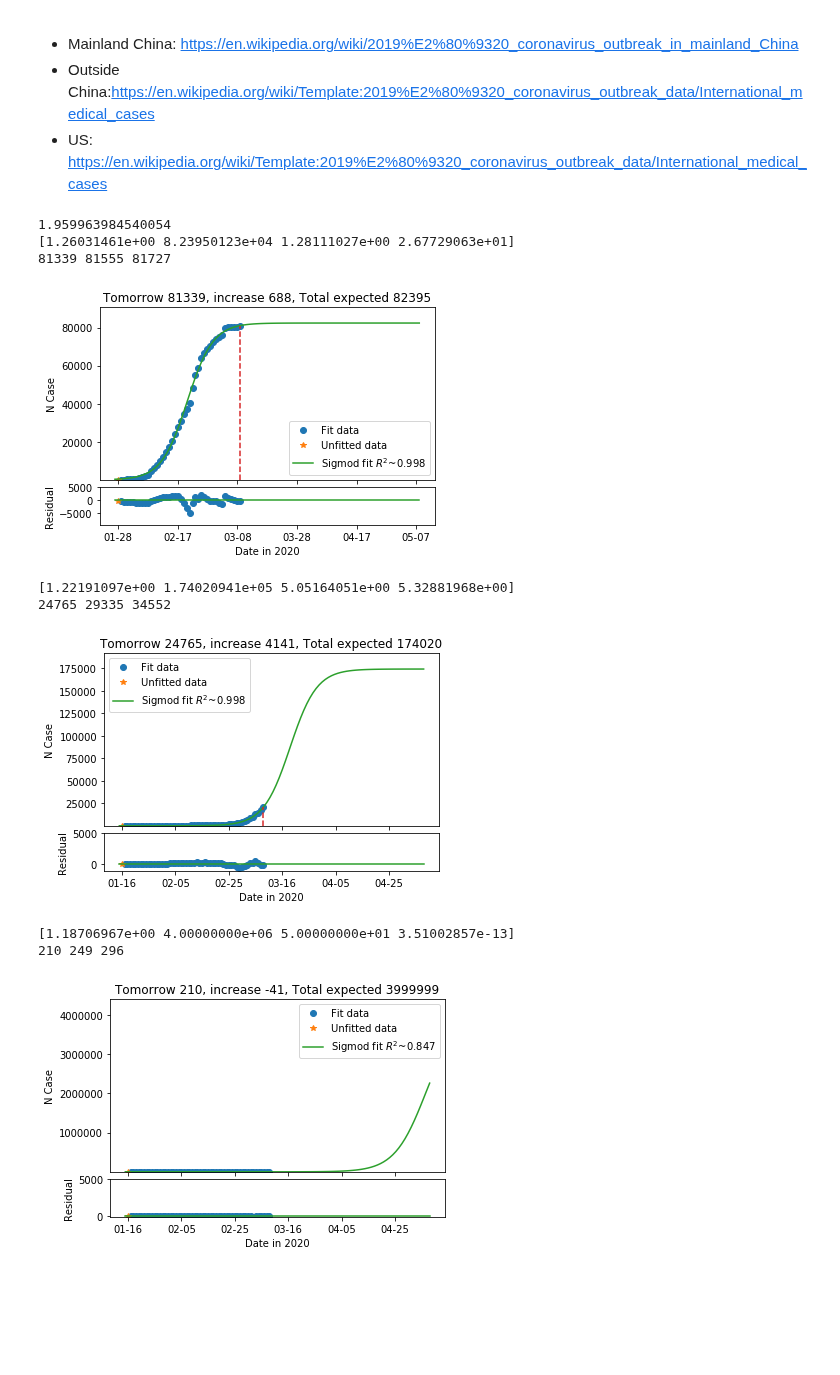
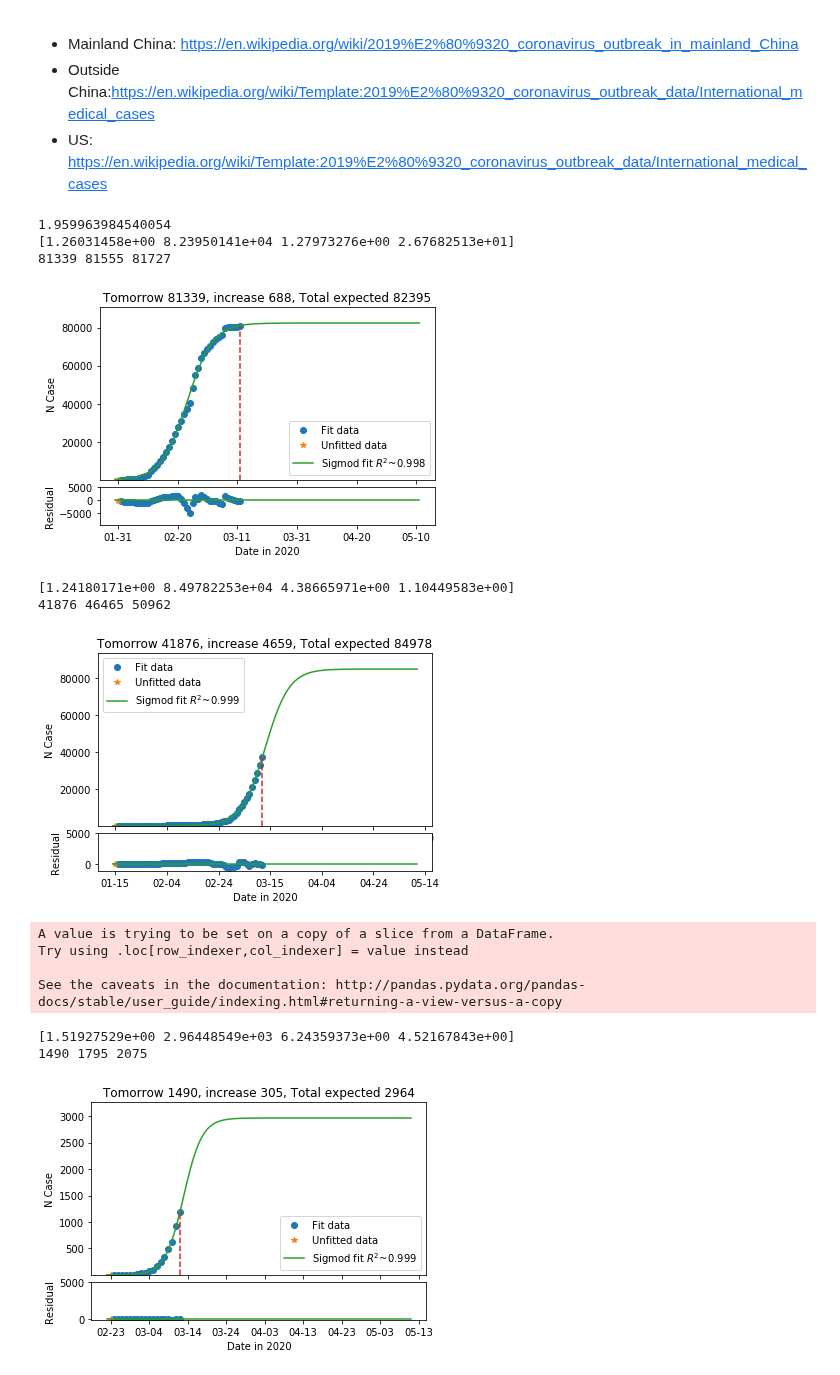
Before and after one commit to tongbaojia/vr_2020, a Jupyter notebook: Virus_study.ipynb, the cells around one changed output. Saved outputs shown, nothing was run; the diff lists cells and outputs as text; code cells hidden in the pictures; blank space fills up the shorter version.

```diff
--- a/Virus_study.ipynb
+++ b/Virus_study.ipynb
@@ -32,6 +32,8 @@ df_us = df_us.fillna(0)
 # %%
 # df_china["Cases"] = df_china["Cases"].apply(lambda x: int(x.replace(",", "")))
 # df_china.to_csv("Data/China_20200307.csv", index=False)
+# %%
+tmr_date = date.today() + timedelta(days=1)
 # %%
 # Define confidence interval.
 ci = 0.95
@@ -64,7 +66,7 @@ def prediction(dates, total, my_func, name="sigmoid"):
     ydata = np.array(total[starting_index:])
 
     guess = [1.3, 100000, 2.2, 10]
-    popt, pcov = curve_fit(my_func, xdata, ydata, p0=guess, sigma=np.sqrt(xdata), bounds=([0, 5E3, 0, 0], [30, 4E6, 50, 50]))
+    popt, pcov = curve_fit(my_func, xdata, ydata, p0=guess, sigma=np.sqrt(xdata), bounds=([0, 2E3, 0, 0], [30, 4E6, 50, 50]))
     print(popt)
     R2 = r_squared(xdata, ydata, my_func, popt)
 
@@ -118,27 +120,32 @@ def prediction(dates, total, my_func, name="sigmoid"):
         date_ticks.append(current_date + timedelta(days=x_tick - current_day))
     date_ticks = [i.strftime('%m-%d') for i in date_ticks]
     # print(date_ticks)
+    plt.savefig('Plots/{}_{}.png'.format(tmr_date, name), dpi=300)
     ax2.set_xticklabels(date_ticks)
     plt.show()
 
-prediction(df_china["Date"], df_china["Cases"], sigmoid, "sigmoid")
+prediction(df_china["Date"], df_china["Cases"], sigmoid, "pred_china")
 # %% [output]
 1.959963984540054
-[1.26031461e+00 8.23950123e+04 1.28111027e+00 2.67729063e+01]
+[1.26031458e+00 8.23950141e+04 1.27973276e+00 2.67682513e+01]
 81339 81555 81727
 [figure]
 # %%
-prediction(df_world["Date"], df_world["Sum to date"], sigmoid, "sigmoid")
+prediction(df_world["Date"], df_world["Cases"], sigmoid, "pred_world_exclude_china")
 # %% [output]
-[1.22191097e+00 1.74020941e+05 5.05164051e+00 5.32881968e+00]
-24765 29335 34552
+[1.24180171e+00 8.49782253e+04 4.38665971e+00 1.10449583e+00]
+41876 46465 50962
-[figure, old version]
+[figure, new version]
 # %%
-df_us_selected = df_us[df_us['Date'] > '20.2.23']
+df_us_selected = df_us[df_us['Date'] > '2020-02-21']
 df_us_selected["Cases"] = df_us_selected["Cases"] - df_us_selected["Cases"].values[0]
-prediction(df_us_selected["Date"], df_us_selected["Cases"], sigmoid, "sigmoid")
+prediction(df_us_selected["Date"], df_us_selected["Cases"], sigmoid, "pred_us")
 # %% [output]
-[1.18706967e+00 4.00000000e+06 5.00000000e+01 3.51002857e-13]
-210 249 296
+A value is trying to be set on a copy of a slice from a DataFrame.
+Try using .loc[row_indexer,col_indexer] = value instead
+
+See the caveats in the documentation: http://pandas.pydata.org/pandas-docs/stable/user_guide/indexing.html#returning-a-view-versus-a-copy
+[1.51927529e+00 2.96448549e+03 6.24359373e+00 4.52167843e+00]
+1490 1795 2075
-[figure, old version]
+[figure, new version]
 # %%
```
Also changed, not shown: parts of 3 cells of this notebook, 6 other files.
